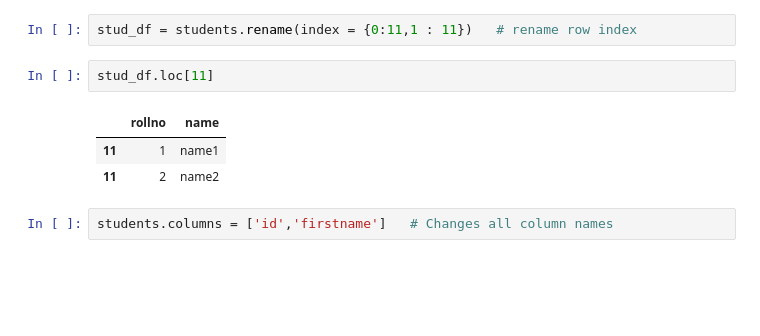
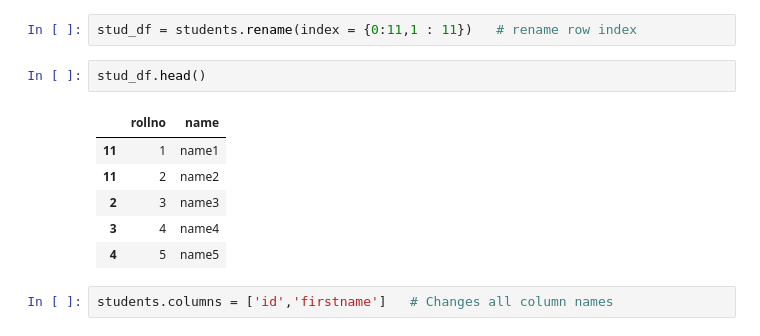
Before and after one commit to srikanthpragada/DS_18_MAY_2021, a Jupyter notebook: pandas/marks_df.ipynb, the cells around one changed output. Saved outputs shown, nothing was run; the diff lists cells and outputs as text; blank space fills up the shorter version.

```diff
--- a/pandas/marks_df.ipynb
+++ b/pandas/marks_df.ipynb
@@ -990,12 +955,15 @@ students.columns
 Index(['rollno', 'name'], dtype='object')
 # %%
 stud_df = students.rename(index = {0:11,1 : 11})   # rename row index
-# %%
-stud_df.loc[11]
-# %% [output]
-|  | rollno | name |
-| 11 | 1 | name1 |
-| 11 | 2 | name2 |
+# %%
+stud_df.head()
+# %% [output]
+|  | rollno | name |
+| 11 | 1 | name1 |
+| 11 | 2 | name2 |
+| 2 | 3 | name3 |
+| 3 | 4 | name4 |
+| 4 | 5 | name5 |
 # %%
 students.columns = ['id','firstname']   # Changes all column names
 # %%
```
Also changed, not shown: parts of 22 cells of this notebook, 1 other file.
